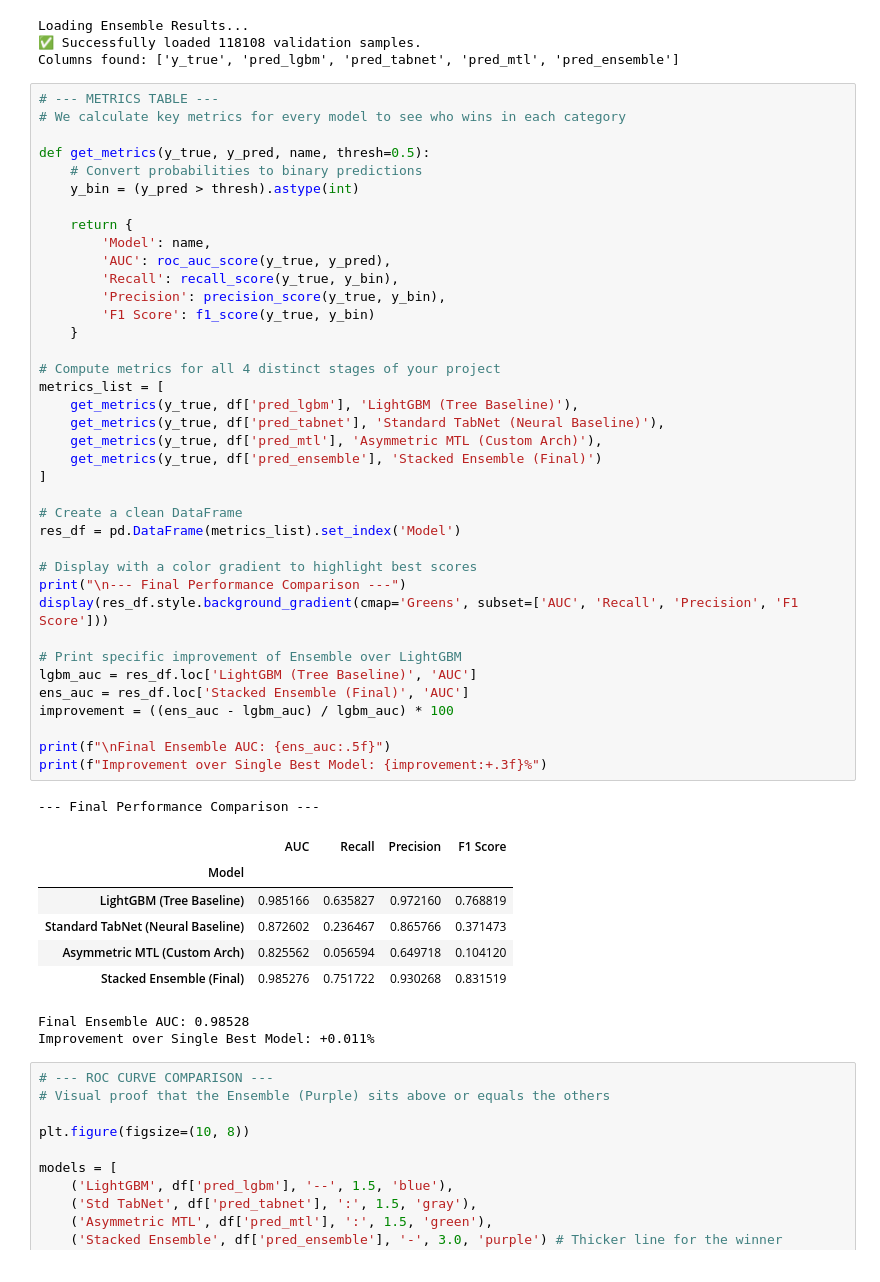
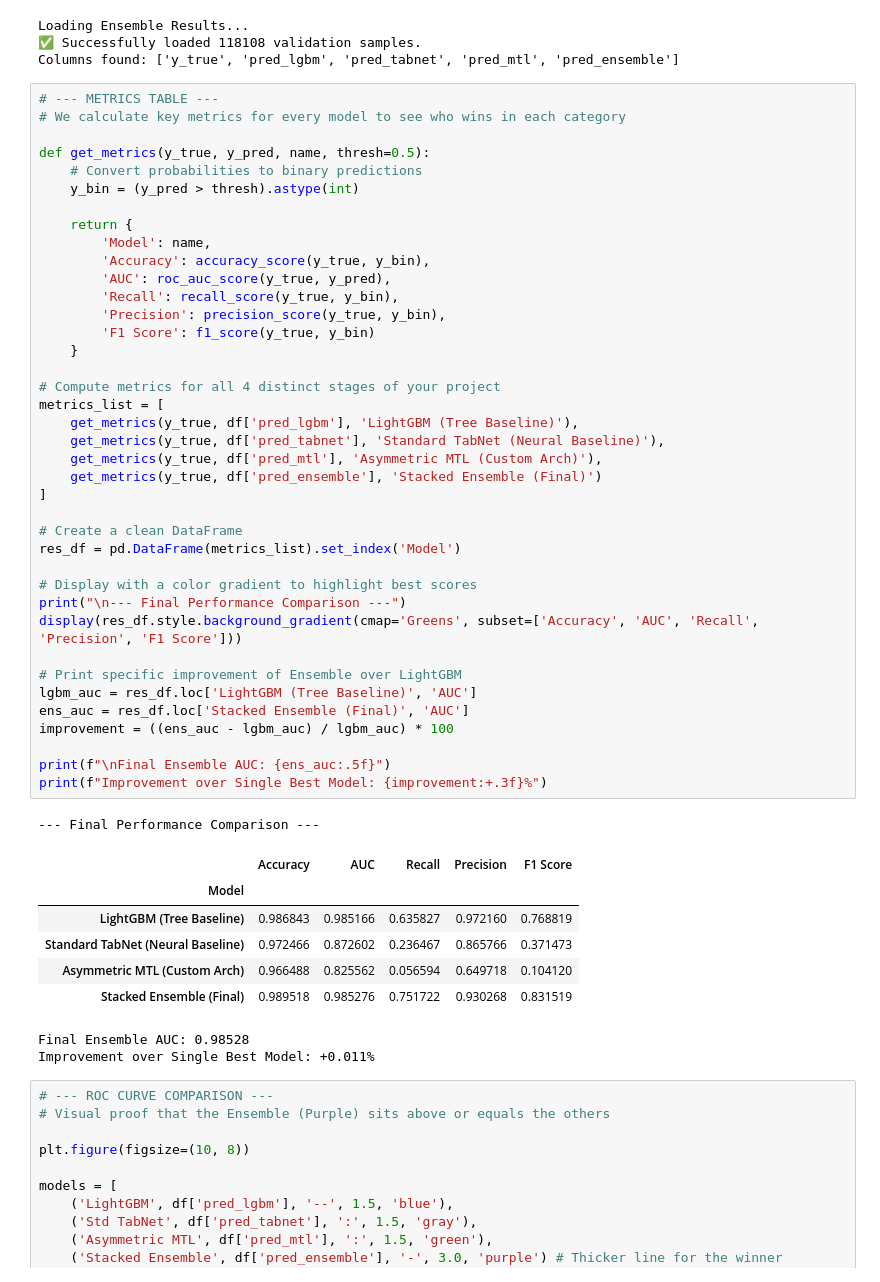
Before and after one commit to mitaksh2005/finance_fraud_detection, a Jupyter notebook: notebooks/07_evaluation_and_metrics.ipynb, the cells around one changed output. Drawn from its saved outputs; the diff is of its cells as text.

```diff
--- a/notebooks/07_evaluation_and_metrics.ipynb
+++ b/notebooks/07_evaluation_and_metrics.ipynb
@@ -37,42 +37,43 @@ def get_metrics(y_true, y_pred, name, thresh=0.5):
 
     return {
         'Model': name,
+        'Accuracy': accuracy_score(y_true, y_bin),
         'AUC': roc_auc_score(y_true, y_pred),
         'Recall': recall_score(y_true, y_bin),
         'Precision': precision_score(y_true, y_bin),
         'F1 Score': f1_score(y_true, y_bin)
     }
 
 # Compute metrics for all 4 distinct stages of your project
 metrics_list = [
     get_metrics(y_true, df['pred_lgbm'], 'LightGBM (Tree Baseline)'),
     get_metrics(y_true, df['pred_tabnet'], 'Standard TabNet (Neural Baseline)'),
     get_metrics(y_true, df['pred_mtl'], 'Asymmetric MTL (Custom Arch)'),
     get_metrics(y_true, df['pred_ensemble'], 'Stacked Ensemble (Final)')
 ]
 
 # Create a clean DataFrame
 res_df = pd.DataFrame(metrics_list).set_index('Model')
 
 # Display with a color gradient to highlight best scores
 print("\n--- Final Performance Comparison ---")
-display(res_df.style.background_gradient(cmap='Greens', subset=['AUC', 'Recall', 'Precision', 'F1 Score']))
+display(res_df.style.background_gradient(cmap='Greens', subset=['Accuracy', 'AUC', 'Recall', 'Precision', 'F1 Score']))
 
 # Print specific improvement of Ensemble over LightGBM
 lgbm_auc = res_df.loc['LightGBM (Tree Baseline)', 'AUC']
 ens_auc = res_df.loc['Stacked Ensemble (Final)', 'AUC']
 improvement = ((ens_auc - lgbm_auc) / lgbm_auc) * 100
 
 print(f"\nFinal Ensemble AUC: {ens_auc:.5f}")
 print(f"Improvement over Single Best Model: {improvement:+.3f}%")
 # %% [output]
 --- Final Performance Comparison ---
-|  | AUC | Recall | Precision | F1 Score |
-| Model |  |  |  |  |
-| LightGBM (Tree Baseline) | 0.985166 | 0.635827 | 0.972160 | 0.768819 |
-| Standard TabNet (Neural Baseline) | 0.872602 | 0.236467 | 0.865766 | 0.371473 |
-| Asymmetric MTL (Custom Arch) | 0.825562 | 0.056594 | 0.649718 | 0.104120 |
-| Stacked Ensemble (Final) | 0.985276 | 0.751722 | 0.930268 | 0.831519 |
+|  | Accuracy | AUC | Recall | Precision | F1 Score |
+| Model |  |  |  |  |  |
+| LightGBM (Tree Baseline) | 0.986843 | 0.985166 | 0.635827 | 0.972160 | 0.768819 |
+| Standard TabNet (Neural Baseline) | 0.972466 | 0.872602 | 0.236467 | 0.865766 | 0.371473 |
+| Asymmetric MTL (Custom Arch) | 0.966488 | 0.825562 | 0.056594 | 0.649718 | 0.104120 |
+| Stacked Ensemble (Final) | 0.989518 | 0.985276 | 0.751722 | 0.930268 | 0.831519 |
 Final Ensemble AUC: 0.98528
 Improvement over Single Best Model: +0.011%
 # %%
```
Also changed, not shown: parts of 1 cell of this notebook.
